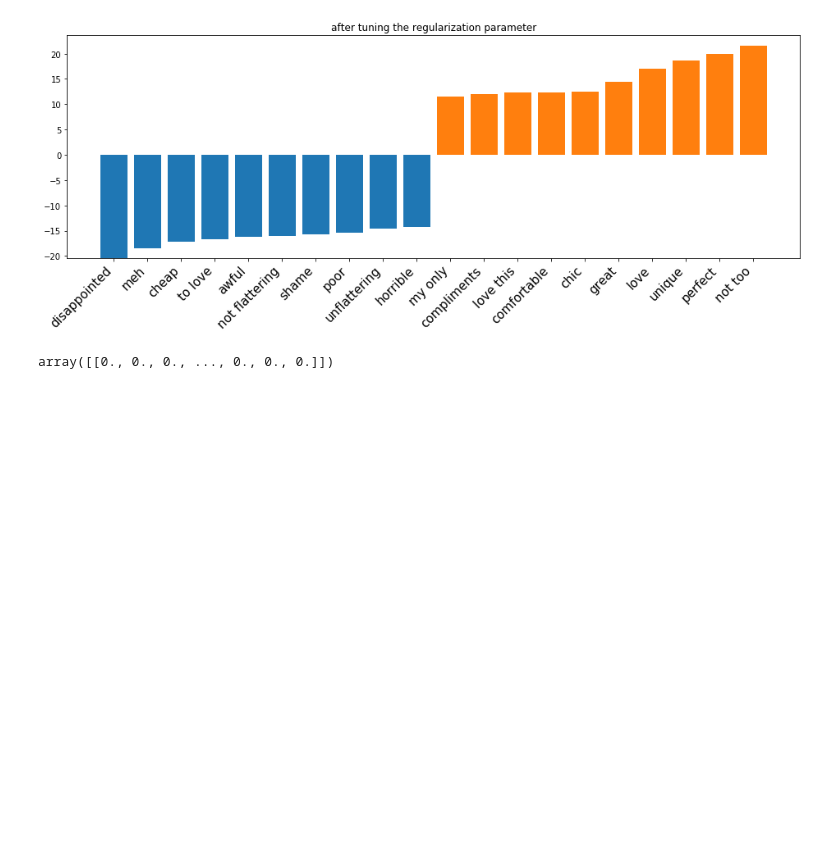
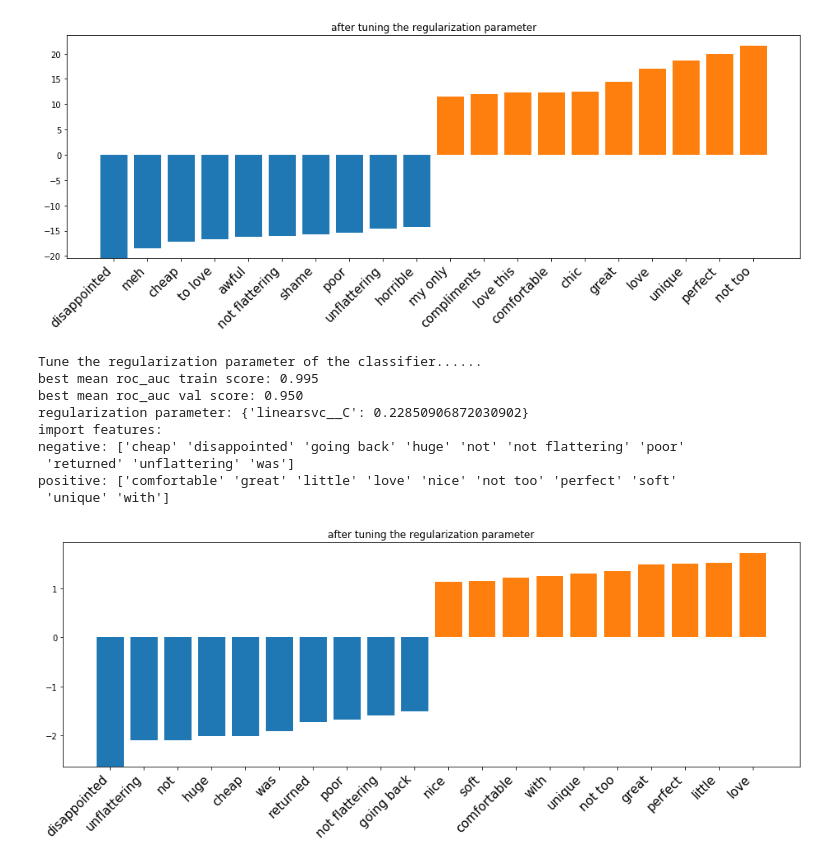
Before and after one commit to DtMoon/CS231n-2017, a Jupyter notebook: assignment2/TensorFlow/Homework5.ipynb, the cells around one changed output. Drawn from its saved outputs; the diff is of its cells as text; code cells hidden in the pictures; blank space fills up the shorter version.

```diff
--- a/assignment2/TensorFlow/Homework5.ipynb
+++ b/assignment2/TensorFlow/Homework5.ipynb
@@ -615,8 +639,20 @@ negative: ['awful' 'cheap' 'disappointed' 'horrible' 'meh' 'not flattering' 'poo
 positive: ['chic' 'comfortable' 'compliments' 'great' 'love' 'love this' 'my only'
  'not too' 'perfect' 'unique']
 [figure]
-# %%
-pipeline.steps[1][1].coef_
-# %% [output]
-array([[0., 0., 0., ..., 0., 0., 0.]])
+# %%
+param_grid = {'linearsvc__C': 10 ** (np.random.rand(20) * 4 - 2)}
+pipeline = make_pipeline(TfidfVectorizer(min_df=3, ngram_range=(1, 3), stop_words=None),
+                         LinearSVC(penalty='l2'), memory='cache_folder')
+pipeline = after_tuning(pipeline, param_grid, X_train, y_train)
+# %% [output]
+Tune the regularization parameter of the classifier......
+best mean roc_auc train score: 0.995
+best mean roc_auc val score: 0.950
+regularization parameter: {'linearsvc__C': 0.22850906872030902}
+import features:
+negative: ['cheap' 'disappointed' 'going back' 'huge' 'not' 'not flattering' 'poor'
+ 'returned' 'unflattering' 'was']
+positive: ['comfortable' 'great' 'little' 'love' 'nice' 'not too' 'perfect' 'soft'
+ 'unique' 'with']
+[figure, added]
 # %%
```
Also changed, not shown: parts of 13 cells of this notebook.
